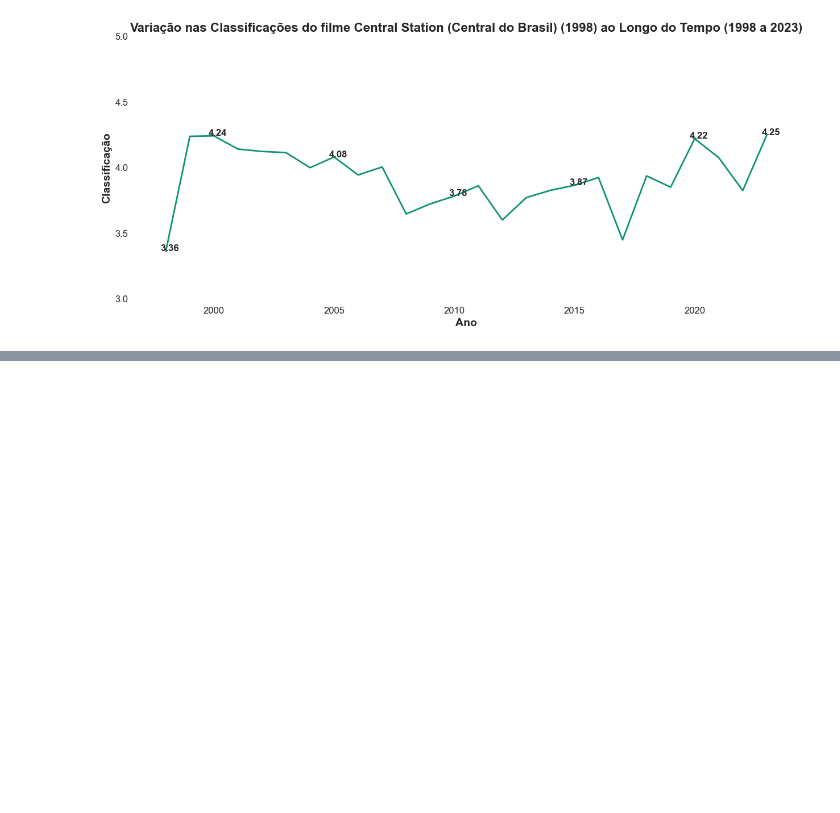
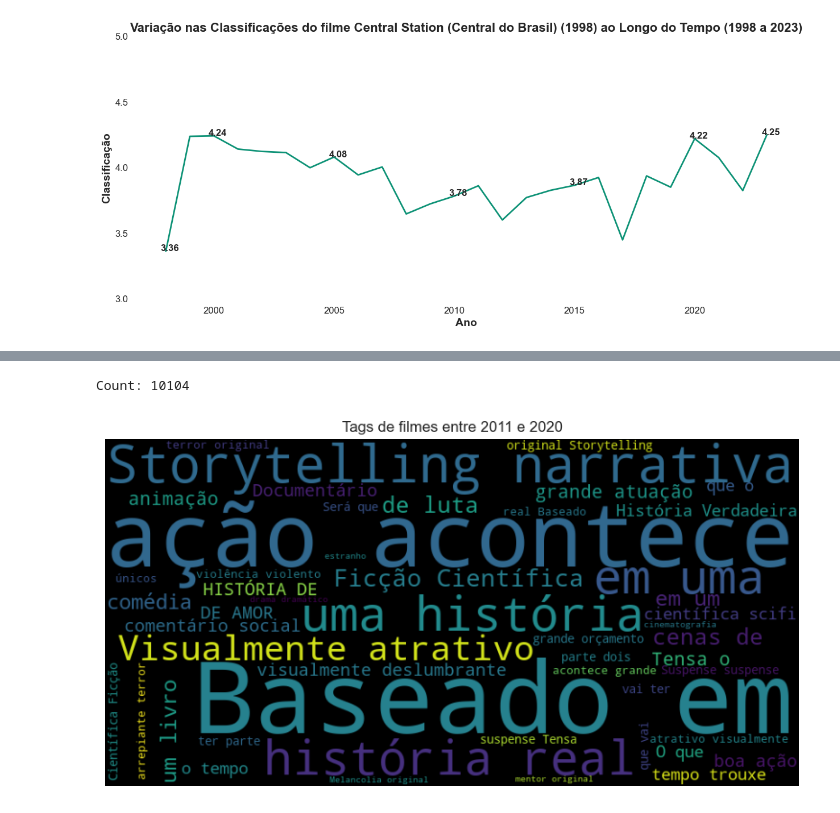
Before and after one commit to Vinicius-Luiz/movie_recommendation_pyspark, a Jupyter notebook: index_eda.ipynb, the cells around one changed output, grey strips where cells are left out. Cells and saved outputs as stored; diff of their text form; code cells hidden in the pictures; blank space fills up the shorter version.

```diff
--- a/index_eda.ipynb
+++ b/index_eda.ipynb
@@ -524,0 +621,5 @@ lineplot_rating_date_by_movieid(movieid=272525)
+# %%
+plot_wordcloud_by_year(min_year=2011, max_year=2020, max_words=50, translate= True)
+# %% [output]
+Count: 10104
+[figure, added]
```
Also changed, not shown: parts of 12 cells of this notebook, 1 other file.
